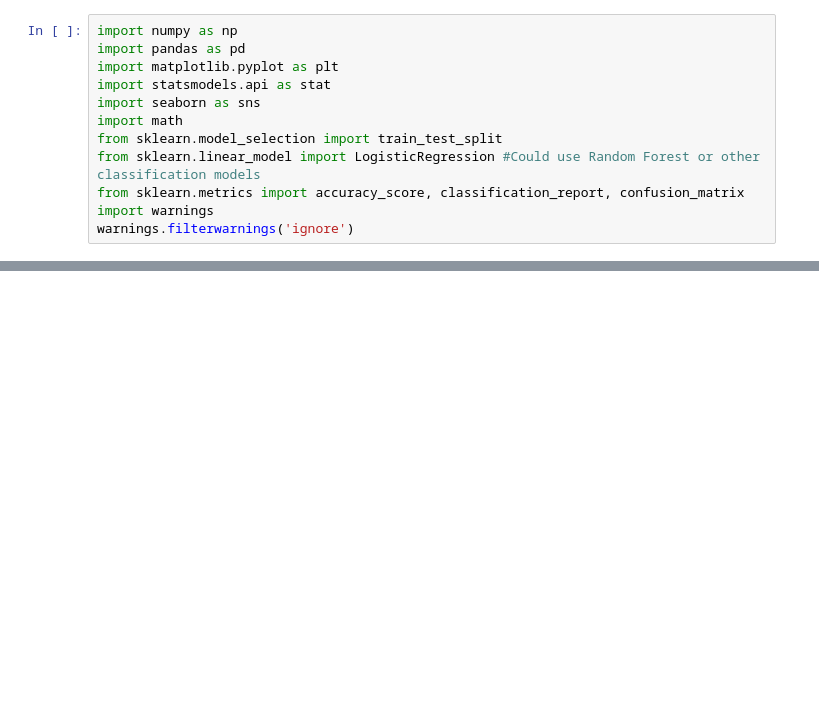
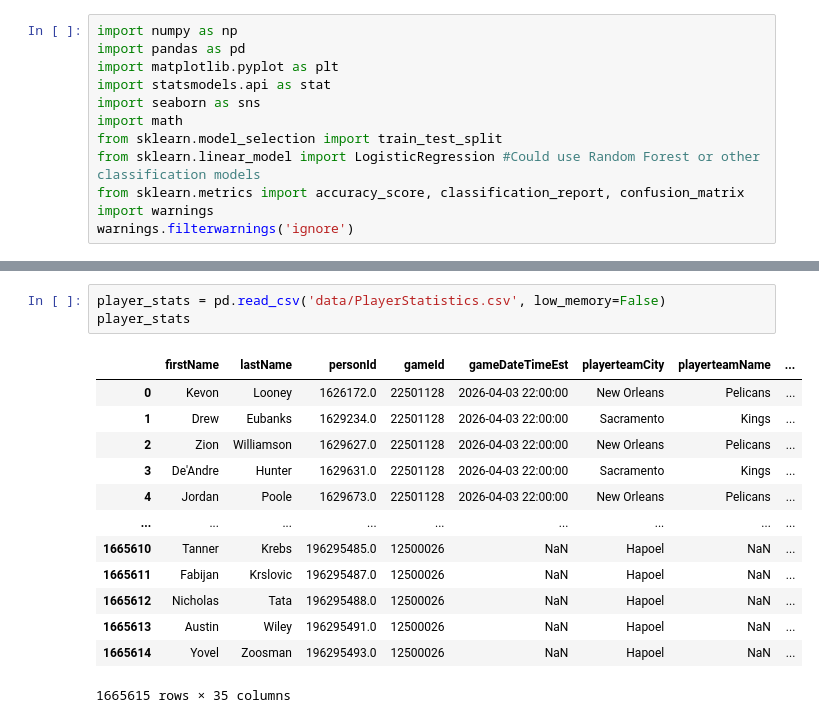
Before and after one commit to sascott9655/NBA_Data_Mining_Project, a Jupyter notebook: NBA_Data_Mining_Project.ipynb, the cells around one changed output, grey strips where cells are left out. Cells and saved outputs as stored; diff of their text form; blank space fills up the shorter version.

```diff
--- a/NBA_Data_Mining_Project.ipynb
+++ b/NBA_Data_Mining_Project.ipynb
@@ -189,0 +51,17 @@ continuous_vars = ['threePointersPercentage', 'threePointersAttempted', 'threePo
+# %%
+player_stats = pd.read_csv('data/PlayerStatistics.csv', low_memory=False)
+player_stats
+# %% [output]
+|  | firstName | lastName | personId | gameId | gameDateTimeEst | playerteamCity | playerteamName | ... |
+| 0 | Kevon | Looney | 1626172.0 | 22501128 | 2026-04-03 22:00:00 | New Orleans | Pelicans | ... |
+| 1 | Drew | Eubanks | 1629234.0 | 22501128 | 2026-04-03 22:00:00 | Sacramento | Kings | ... |
+| 2 | Zion | Williamson | 1629627.0 | 22501128 | 2026-04-03 22:00:00 | New Orleans | Pelicans | ... |
+| 3 | De'Andre | Hunter | 1629631.0 | 22501128 | 2026-04-03 22:00:00 | Sacramento | Kings | ... |
+| 4 | Jordan | Poole | 1629673.0 | 22501128 | 2026-04-03 22:00:00 | New Orleans | Pelicans | ... |
+| ... | ... | ... | ... | ... | ... | ... | ... | ... |
+| 1665610 | Tanner | Krebs | 196295485.0 | 12500026 | NaN | Hapoel | NaN | ... |
+| 1665611 | Fabijan | Krslovic | 196295487.0 | 12500026 | NaN | Hapoel | NaN | ... |
+| 1665612 | Nicholas | Tata | 196295488.0 | 12500026 | NaN | Hapoel | NaN | ... |
+| 1665613 | Austin | Wiley | 196295491.0 | 12500026 | NaN | Hapoel | NaN | ... |
+| 1665614 | Yovel | Zoosman | 196295493.0 | 12500026 | NaN | Hapoel | NaN | ... |
+1665615 rows × 35 columns
```
Also changed, not shown: parts of 38 cells of this notebook, 1 other file.
